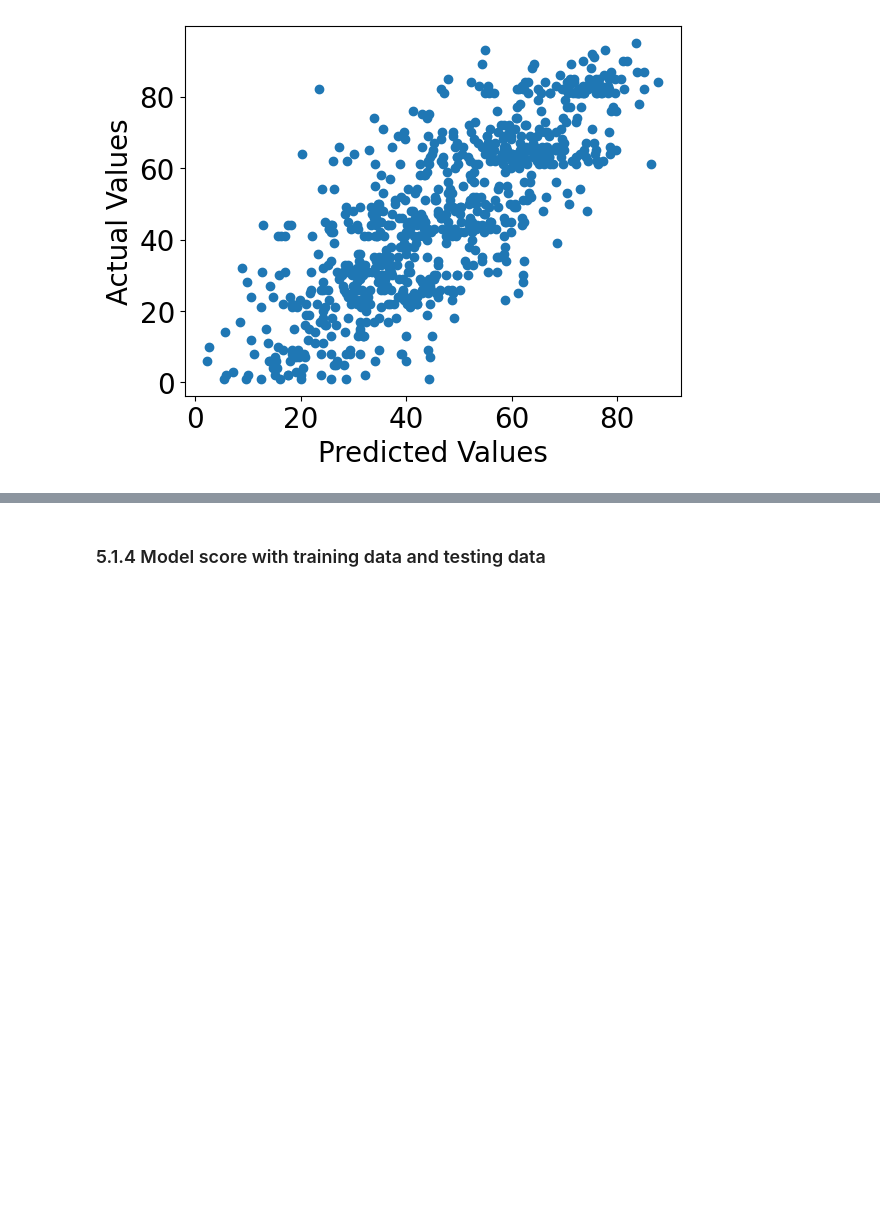
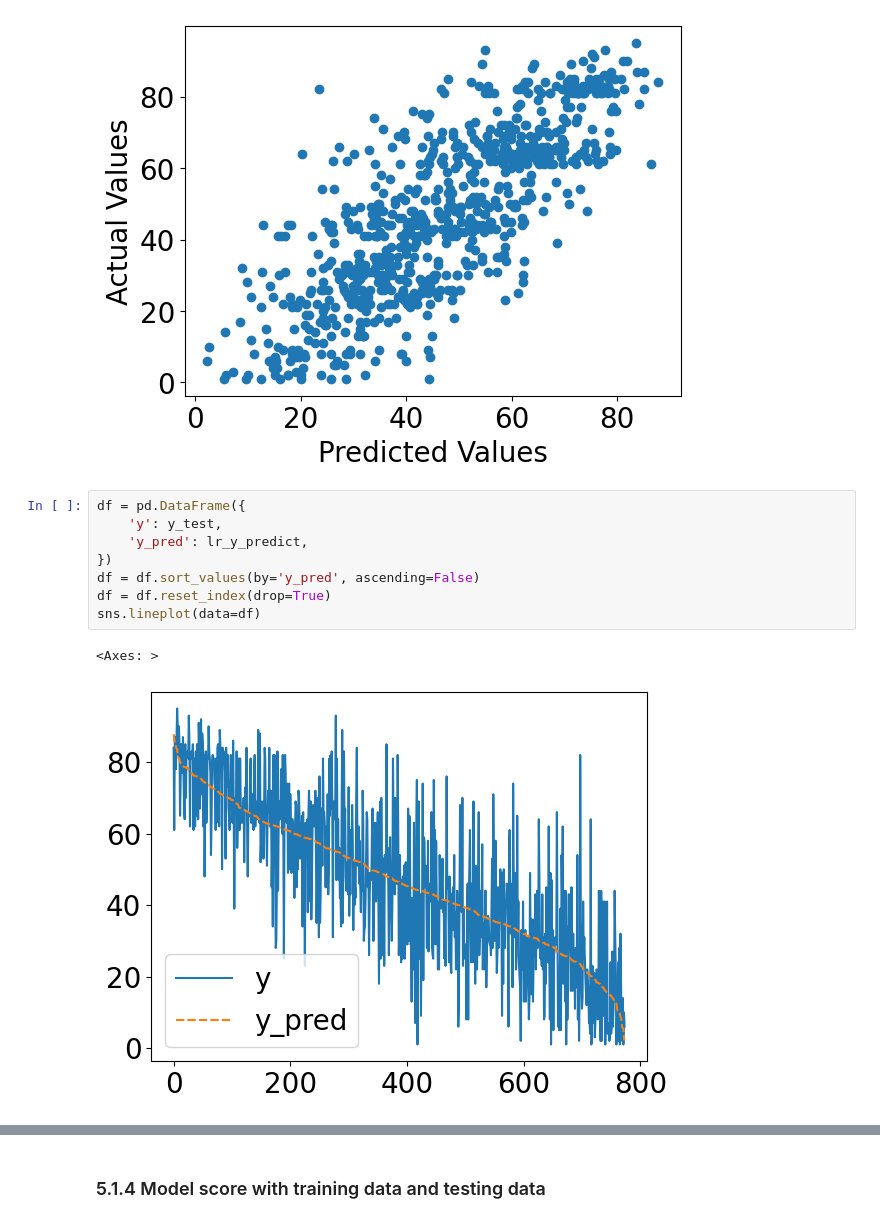
Before and after one commit to MrP29/EECS3401_Project, a Jupyter notebook: 3401_project.ipynb, the cells around one changed output, grey strips where cells are left out. Saved outputs shown, nothing was run; the diff lists cells and outputs as text; blank space fills up the shorter version.

Commit message:
Update graphs for Ridge regression

```diff
--- a/3401_project.ipynb
+++ b/3401_project.ipynb
@@ -424,3 +422,14 @@ plt.ylabel("Actual Values")
 plt.show()
 # %% [output]
 [figure]
+# %%
+df = pd.DataFrame({
+    'y': y_test,
+    'y_pred': lr_y_predict,
+})
+df = df.sort_values(by='y_pred', ascending=False)
+df = df.reset_index(drop=True)
+sns.lineplot(data=df)
+# %% [output]
+<Axes: >
+[figure, added]
```
Also changed, not shown: parts of 11 cells of this notebook.
